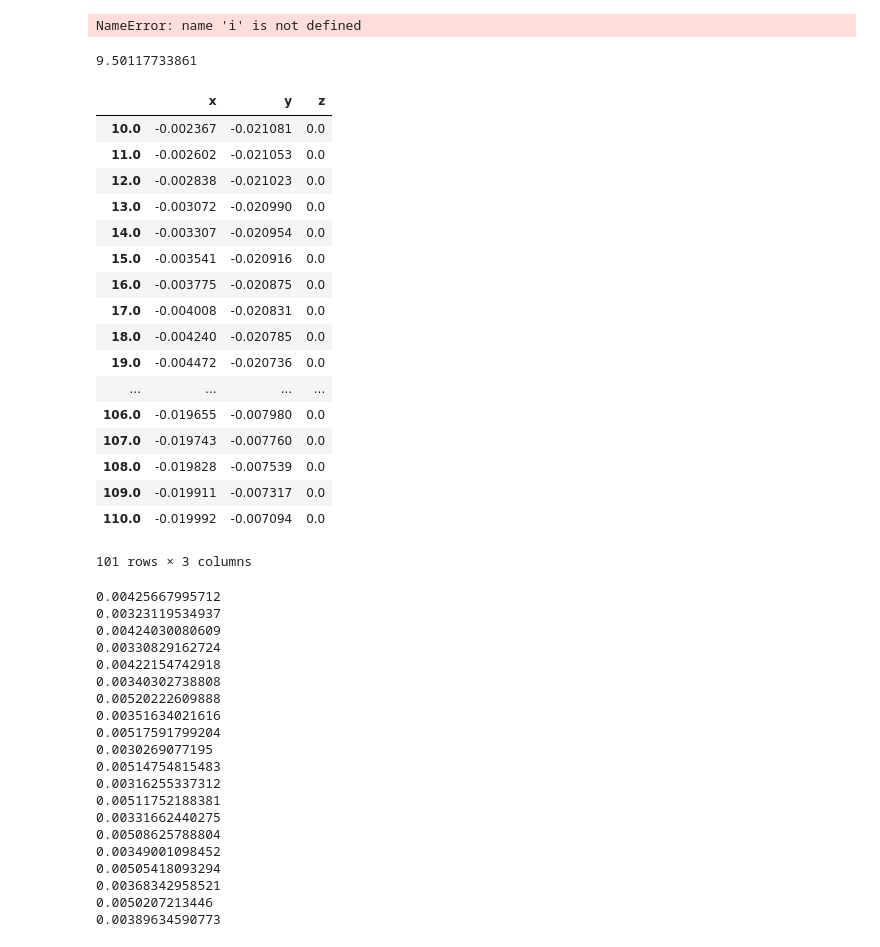
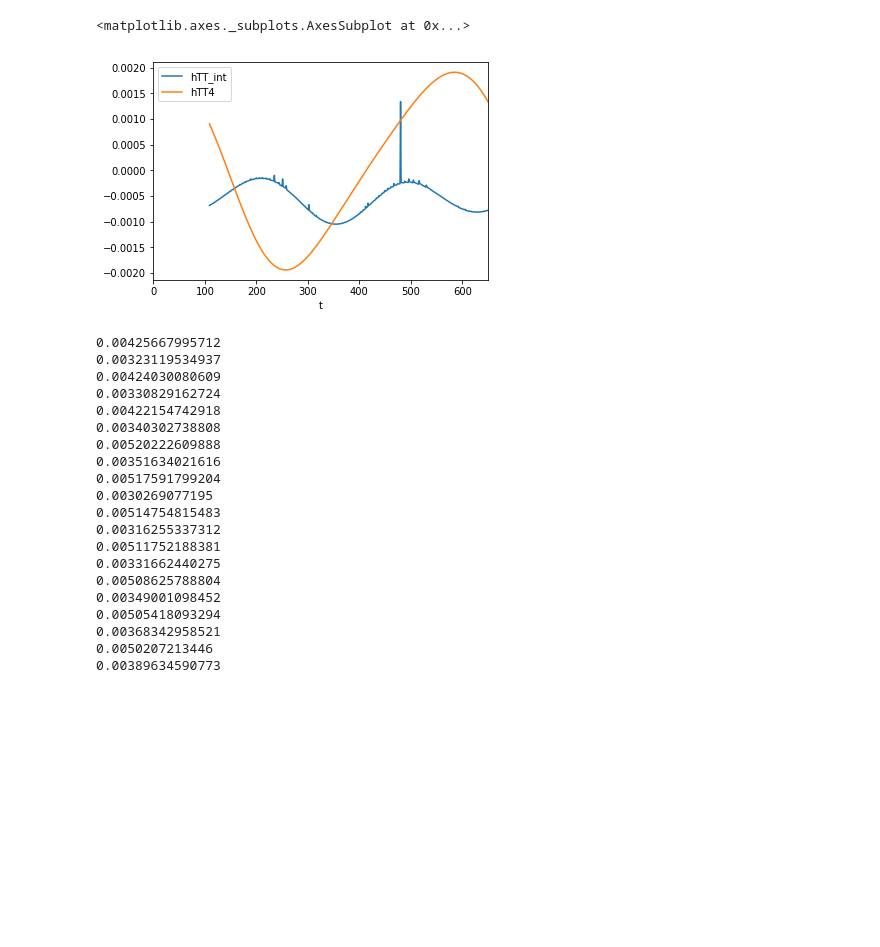
Before and after one commit to pablogalaviz/PostNewton3BP, a Jupyter notebook: utils/Analysis.ipynb, the cells around one changed output. Drawn from its saved outputs; the diff is of its cells as text; code cells hidden in the pictures; blank space fills up the shorter version.

```diff
--- a/utils/Analysis.ipynb
+++ b/utils/Analysis.ipynb
@@ -234,20 +231,11 @@ hTT4(0,0).plot()
-# %%
-a=0
-t=df_time.index[20]
-indx=df_time.loc[t][a]
-intHTT(df_tr1[indx]['p'].xs(a,axis=1,level=1)/np.sqrt(m[a]),a,indx,0,0)
-# %% [output]
-NameError: name 'i' is not defined
 # %%
-def intHTT(u,a,indx,i,j):
-    t=tau[-1]
-    t_ret=df_tr0.loc[t,('t_ret',a)]
-    tau=df_tr0.index[indx]
-    ra=df_tr0[indx]['r'][a]
-    na=df_tr1[indx]['n'].xs(a,axis=1,level=1)
+def intHTT(t,t_ret,u,a,indx,i,j):
+    tau=np.insert(df_tr0.index[indx],0,t_ret)
+    ra=pd.concat([pd.Series({t_ret:df_tr0.loc[t,'r_ret'][a]}) ,df_tr0[indx]['r'][a]])
+    na=pd.concat([pd.DataFrame({t_ret:df_tr1.loc[t,'n_ret'].xs(a,axis=0,level=1)}).T ,df_tr1[indx]['n'].xs(a,axis=1,level=1)])
     u2=(u*u).sum(axis=1)
     u_na=(u*na).sum(axis=1)
-
+#    print(u2,u)
     arg1=6*u[coords[i]]*u[coords[j]]
     arg1-=12*u_na*(u[coords[i]]*na[coords[j]]+u[coords[j]]*na[coords[i]])
     arg1+=(9*u2-15*u_na**2)*na[coords[i]]*na[coords[j]]
@@ -273,43 +261,30 @@ def hTT4ret_int(i,j):
         result=0
         for a in p_idx:
             indx=df_time.loc[t][a]
-            result+=intHTT(df_tr1[indx]['p'].xs(a,axis=1,level=1)/np.sqrt(m[a]),a,indx,i,j)
+            t_ret=df_tr0.loc[t,('t_ret',a)]
+            if t_ret <0:
+                result=np.nan
+                continue
+            df_u=pd.concat([pd.DataFrame({t_ret:df_tr1.loc[t,'p_ret'].xs(a,axis=0,level=1)/np.sqrt(m[a])}).T ,df_tr1[indx]['p'].xs(a,axis=1,level=1)])
+            result+=intHTT(t,t_ret,df_u,a,indx,i,j)
             for b in p_idx:
                 if a==b:
                     continue
-                result+=intHTT(df_tr3[indx]['n'].xs(a,axis=1,level=1).xs(b,axis=1,level=1).mul(np.sqrt(0.5*m[a]*m[b]/df_tr2[indx]['r',a,b]),axis=0),a,indx,i,j)
+                df_u0=df_tr3[indx]['n'].xs(a,axis=1,level=1).xs(b,axis=1,level=1).mul(np.sqrt(0.5*m[a]*m[b]/df_tr2[indx]['r',a,b]),axis=0)
+                df_u1=df_tr3.loc[t,'n_ret'].xs(a,axis=0,level=1).xs(b,axis=0,level=1).mul(np.sqrt(0.5*m[a]*m[b]/df_tr2.loc[t]['r_ret',a,b]),axis=0)
+                df_u=pd.concat([pd.DataFrame({t_ret:df_u1}).T ,df_u0])
+                result+=intHTT(t,t_ret,df_u,a,indx,i,j)
+
         data_list.append({'t':t,'hTT4ret_'+str(i)+str(j):result})
     return pd.DataFrame(data_list).set_index('t')
-#hTT4ret_int(0,0).plot()
-
-a=0
-t=df_time.index[110]
-indx=df_time.loc[t][a]
-indx
-df_u=df_tr1[indx]['p'].xs(a,axis=1,level=1)/np.sqrt(m[a])
-print(df_tr0.loc[t,('t_ret',a)])
-df_u
-#intHTT(df_tr1[indx]['p'].xs(a,axis=1,level=1)/np.sqrt(m[a]),a,indx,0,0)
+df_intHTT=hTT4ret_int(0,0)
-# %% [output]
-9.50117733861
-|  | x | y | z |
-| 10.0 | -0.002367 | -0.021081 | 0.0 |
-| 11.0 | -0.002602 | -0.021053 | 0.0 |
-| 12.0 | -0.002838 | -0.021023 | 0.0 |
-| 13.0 | -0.003072 | -0.020990 | 0.0 |
-| 14.0 | -0.003307 | -0.020954 | 0.0 |
-| 15.0 | -0.003541 | -0.020916 | 0.0 |
-| 16.0 | -0.003775 | -0.020875 | 0.0 |
-| 17.0 | -0.004008 | -0.020831 | 0.0 |
-| 18.0 | -0.004240 | -0.020785 | 0.0 |
-| 19.0 | -0.004472 | -0.020736 | 0.0 |
-| ... | ... | ... | ... |
-| 106.0 | -0.019655 | -0.007980 | 0.0 |
-| 107.0 | -0.019743 | -0.007760 | 0.0 |
-| 108.0 | -0.019828 | -0.007539 | 0.0 |
-| 109.0 | -0.019911 | -0.007317 | 0.0 |
-| 110.0 | -0.019992 | -0.007094 | 0.0 |
-101 rows × 3 columns
+# %%
+df_wave=pd.DataFrame({'hTT_int':df_intHTT['hTT4ret_00'],'hTT4':df_hTT4,'psi':psi})
+# %%
+df_wave[['hTT_int','hTT4']].plot()
+# %% [output]
+<matplotlib.axes._subplots.AxesSubplot at 0x...>
+[figure, added]
 # %%
 m=h5file['0/position'].attrs['mass']
 num_part=h5file['0/position'].attrs['np'][0]
```
Also changed, not shown: parts of 8 cells of this notebook.
